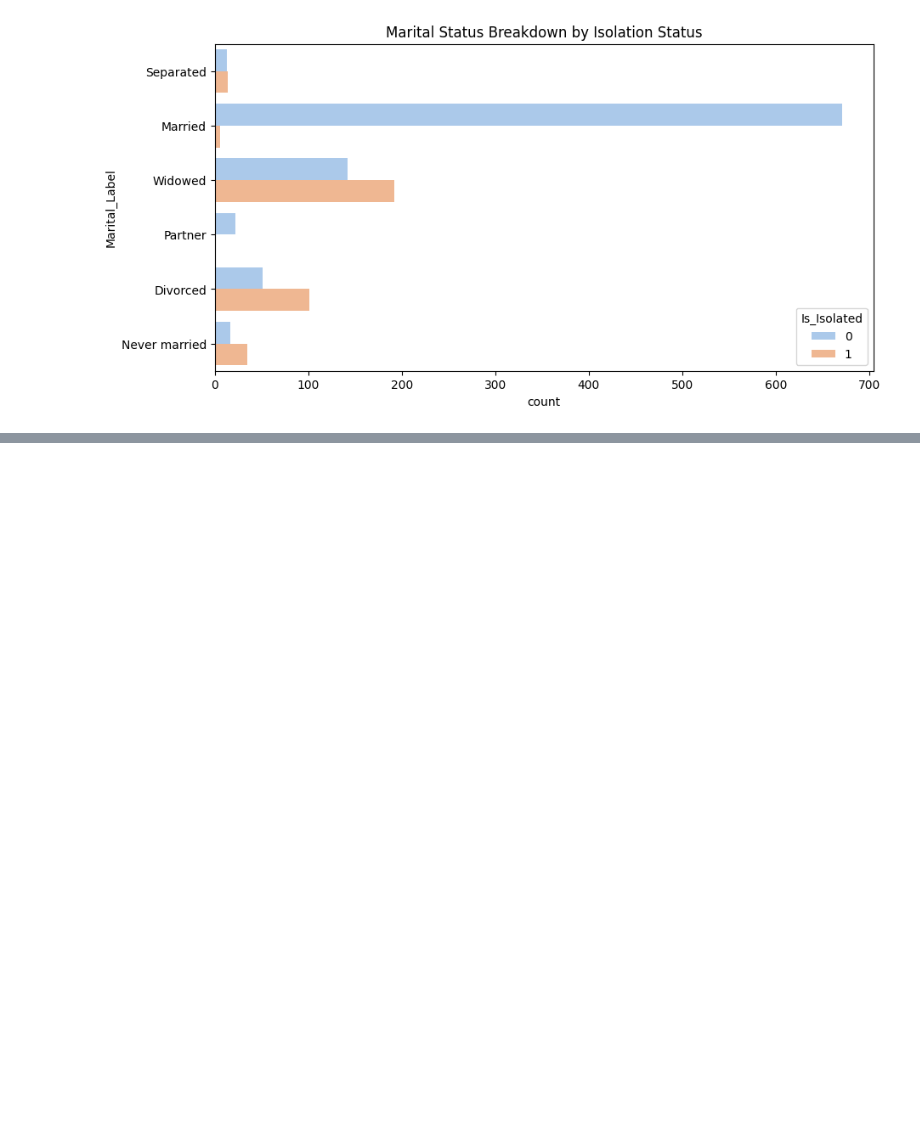
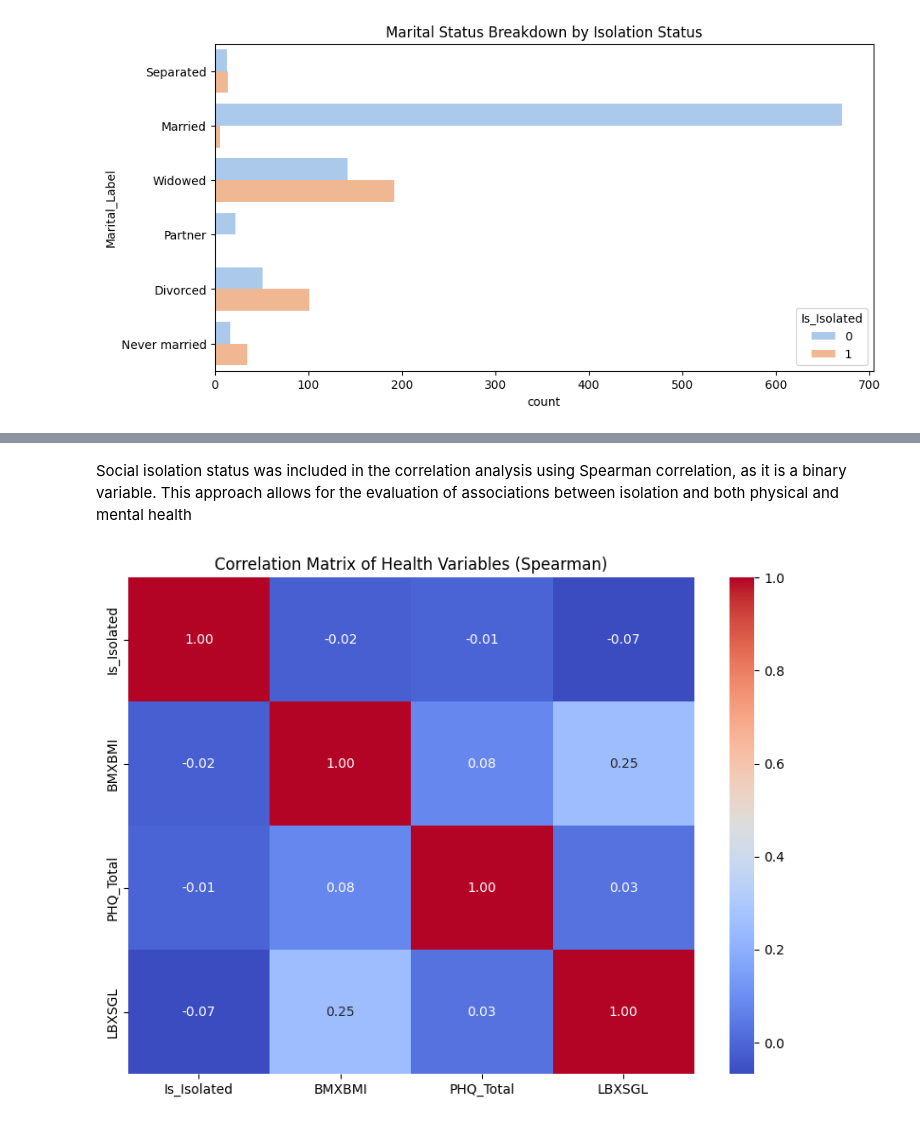
Before and after one commit to Toa-0128/Data-Analysis-Final-Project-, a Jupyter notebook: final_project.ipynb, the cells around one changed output, grey strips where cells are left out. Cells and saved outputs as stored; diff of their text form; code cells hidden in the pictures; blank space fills up the shorter version.

```diff
--- a/final_project.ipynb
+++ b/final_project.ipynb
@@ -156,0 +312,4 @@ plt.show()
+# %%
+# Correlation including social isolation status
+isolation_corr = df_elderly[['Is_Isolated', 'BMXBMI', 'PHQ_Total', 'LBXSGL']].corr(method='spearman')
+isolation_corr
@@ -156,0 +322,13 @@ plt.show()
+# %% [markdown]
+Social isolation status was included in the correlation analysis using Spearman correlation, as it is a binary variable. This approach allows for the evaluation of associations between isolation and both physical and mental health
+# %%
+import seaborn as sns
+import matplotlib.pyplot as plt
+
+plt.figure(figsize=(8,6))
+sns.heatmap(isolation_corr, annot=True, cmap='coolwarm', fmt=".2f")
+plt.title('Correlation Matrix of Health Variables (Spearman)')
+plt.tight_layout()
+plt.show()
+# %% [output]
+[figure, added]
```
Also changed, not shown: parts of 22 cells of this notebook.
